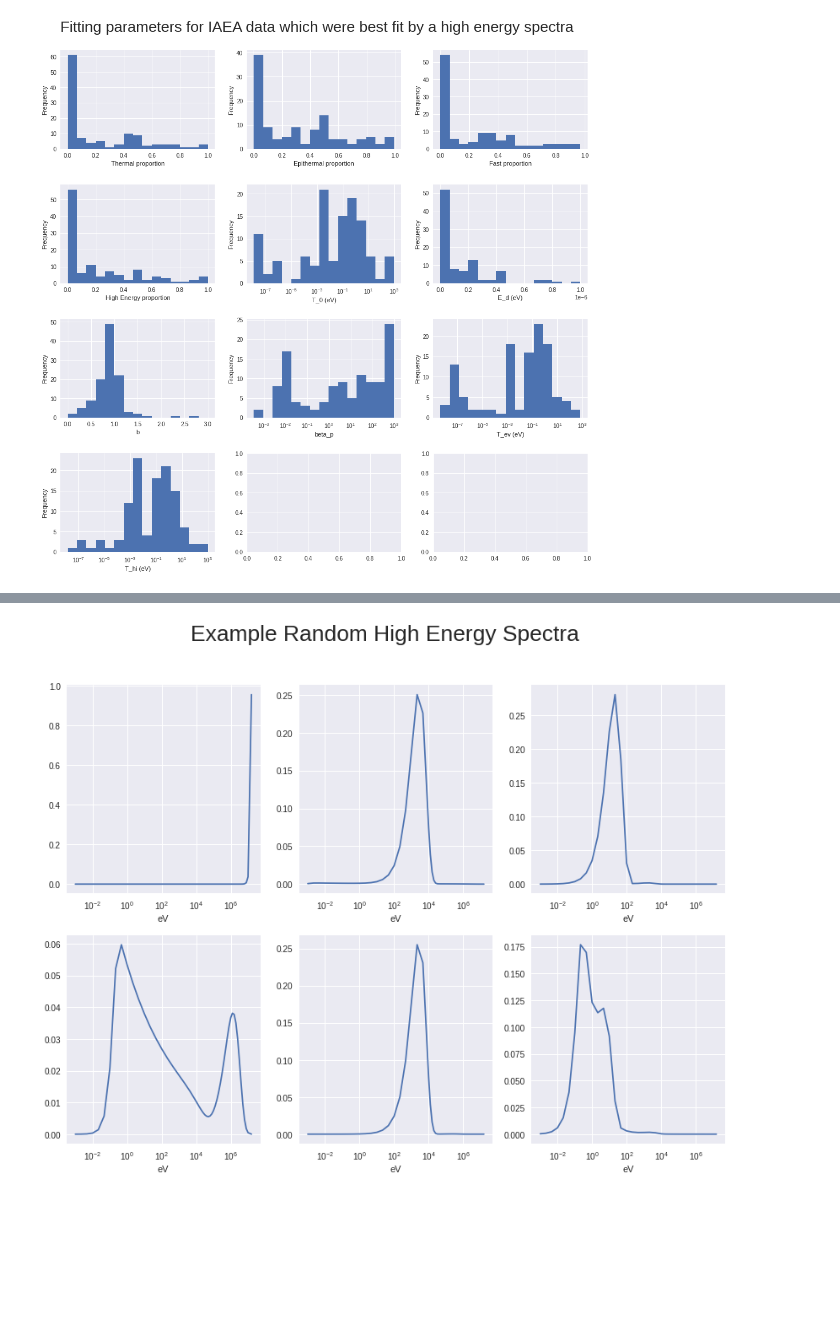
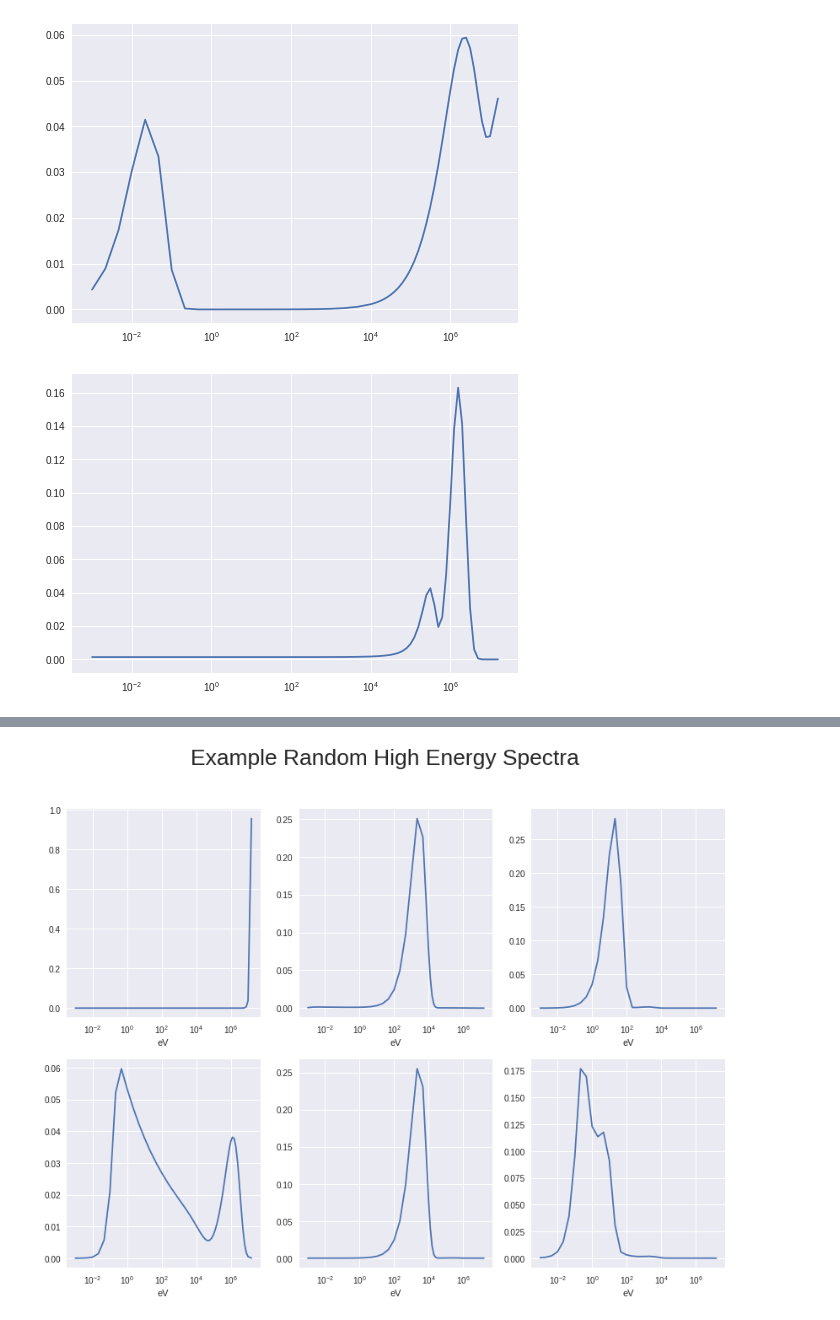
Before and after one commit to JamesMcGreivy/neutron-spectra-generation, a Jupyter notebook: FRUIT/FRUIT Algorithm Testing.ipynb, the cells around one changed output, grey strips where cells are left out. Cells and saved outputs as stored; diff of their text form; code cells hidden in the pictures; blank space fills up the shorter version.

```diff
--- a/FRUIT/FRUIT Algorithm Testing.ipynb
+++ b/FRUIT/FRUIT Algorithm Testing.ipynb
@@ -381,48 +0,0 @@ for fit in fittings:
-# %%
-fig, axs = plt.subplots(4,3, figsize=(14,14))
-BINS = 15
-
-axs[0][0].hist(P_th, bins = BINS)
-axs[0][0].set_xlabel("Thermal proportion")
-axs[0][0].set_ylabel("Frequency")
-
-axs[0][1].hist(P_e, bins = BINS)
-axs[0][1].set_xlabel("Epithermal proportion")
-axs[0][1].set_ylabel("Frequency")
-
-axs[0][2].hist(P_f, bins = BINS)
-axs[0][2].set_xlabel("Fast proportion")
-axs[0][2].set_ylabel("Frequency")
-
-axs[1][0].hist(1.0 - np.array(P_th) - np.array(P_e) - np.array(P_f), bins = BINS)
-axs[1][0].set_xlabel("High Energy proportion")
-axs[1][0].set_ylabel("Frequency")
-
-plot_loghist(axs[1][1], T_0, bins = BINS)
-axs[1][1].set_xlabel("T_0 (eV)")
-axs[1][1].set_ylabel("Frequency")
-
-axs[1][2].hist(E_d, bins = BINS, range = (0, 1e-6))
-axs[1][2].set_xlabel("E_d (eV)")
-axs[1][2].set_ylabel("Frequency")
-
-axs[2][0].hist(b, bins = BINS, range = (0, 3))
-axs[2][0].set_xlabel("b")
-axs[2][0].set_ylabel("Frequency")
-
-plot_loghist(axs[2][1], beta_p, bins = BINS)
-axs[2][1].set_xlabel("beta_p")
-axs[2][1].set_ylabel("Frequency")
-
-plot_loghist(axs[2][2], T_ev, bins = BINS)
-axs[2][2].set_xlabel("T_ev (eV)")
-axs[2][2].set_ylabel("Frequency")
-
-plot_loghist(axs[3][0], T_hi, bins = BINS)
-axs[3][0].set_xlabel("T_hi (eV)")
-axs[3][0].set_ylabel("Frequency")
-
-fig.suptitle("Fitting parameters for IAEA data which were best fit by a high energy spectra")
-plt.tight_layout()
-# %% [output]
-[figure, removed]
@@ -428,0 +20,12 @@ plt.tight_layout()
+# %%
+plt.plot(constants.Ebins, fruit_spectra.randFission())
+
+plt.xscale("log")
+# %% [output]
+[figure, added]
+# %%
+plt.plot(constants.Ebins, fruit_spectra.randGauss())
+
+plt.xscale("log")
+# %% [output]
+[figure, added]
```
Also changed, not shown: parts of 44 cells of this notebook, 32 other files.
